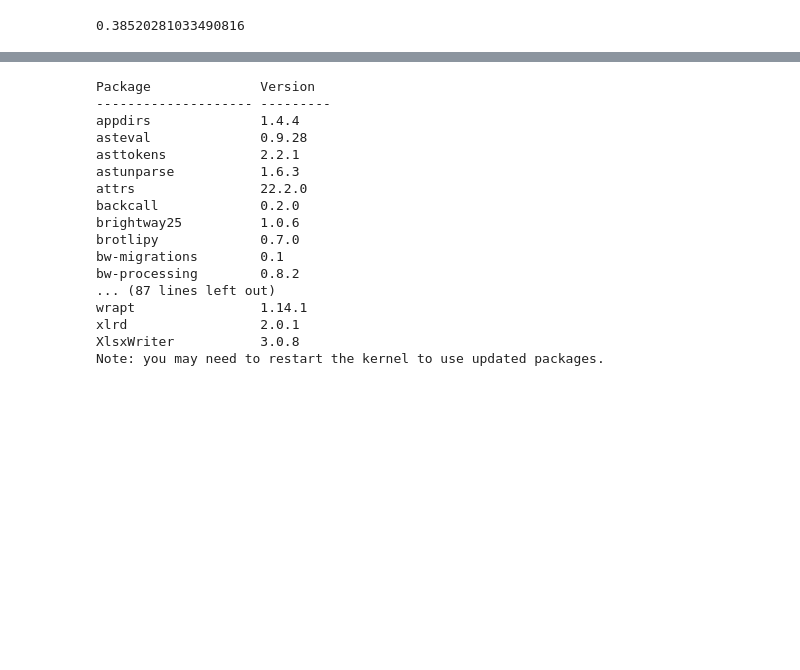
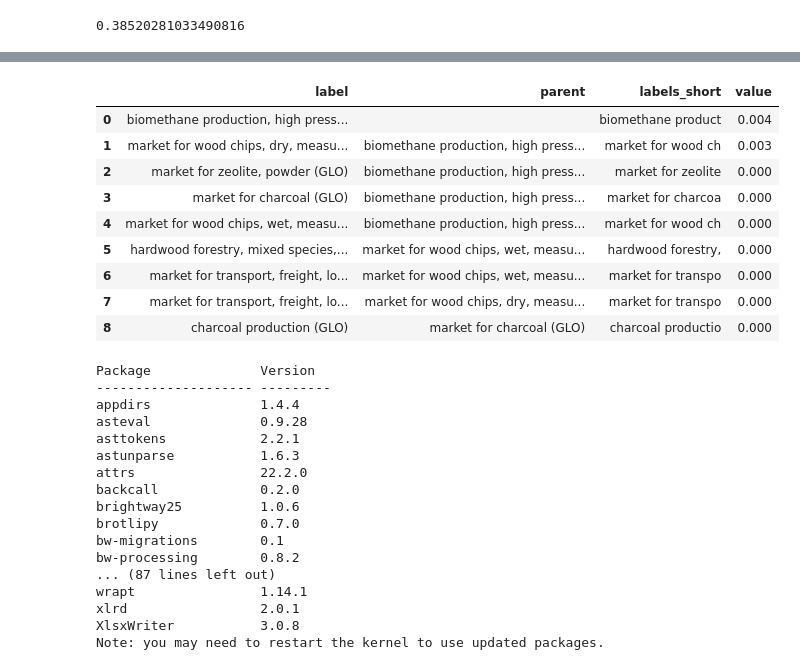
Before and after one commit to RomainBes/DataVizChallenge, a Jupyter notebook: sandbox_oh.ipynb, the cells around one changed output, grey strips where cells are left out. Cells and saved outputs as stored; diff of their text form; code cells hidden in the pictures; blank space fills up the shorter version.

```diff
--- a/sandbox_oh.ipynb
+++ b/sandbox_oh.ipynb
@@ -395,3 +406,44 @@ fig.show()
+# %%
+ids = [edge["from"] for edge in trav['edges']]
+labels = [activities[id]['name']+' ('+activities[id]['location']+')' for id in ids]
+labels_short = [label[:18] for label in labels]
+parent_ids = [edge["to"] for edge in trav['edges']][1:]
+parents = [""] + [activities[id]['name']+' ('+activities[id]['location']+')' for id in parent_ids]
+
+data = dict(label = labels,
+            #location = [act['location'] for act in activities],
+            parent = parents,
+            labels_short = labels_short,
+            value = [-math.ceil(edge["impact_neg"]*1000)/1000 for edge in trav['edges']],
+            #value_pct = value_pct
+        )
+fig =go.Figure(go.Sunburst(
+            #data,
+            ids=data['label'],
+            labels=data['labels_short'],
+            parents=data['parent'],
+            values=data['value'],
+            branchvalues="total",
+            #color='labels_short',
+            #color_continuous_scale='algae',
+            hovertext= data['label'],
+            #valueformat = '.0f',
+        )
+)
+df = pd.DataFrame.from_dict(data)
+display(df)
+fig.show()
+# %% [output]
+|  | label | parent | labels_short | value |
+| 0 | biomethane production, high press... |  | biomethane product | 0.004 |
+| 1 | market for wood chips, dry, measu... | biomethane production, high press... | market for wood ch | 0.003 |
+| 2 | market for zeolite, powder (GLO) | biomethane production, high press... | market for zeolite | 0.000 |
+| 3 | market for charcoal (GLO) | biomethane production, high press... | market for charcoa | 0.000 |
+| 4 | market for wood chips, wet, measu... | biomethane production, high press... | market for wood ch | 0.000 |
+| 5 | hardwood forestry, mixed species,... | market for wood chips, wet, measu... | hardwood forestry, | 0.000 |
+| 6 | market for transport, freight, lo... | market for wood chips, wet, measu... | market for transpo | 0.000 |
+| 7 | market for transport, freight, lo... | market for wood chips, dry, measu... | market for transpo | 0.000 |
+| 8 | charcoal production (GLO) | market for charcoal (GLO) | charcoal productio | 0.000 |
 # %%
 %pip list
 # %% [output]
```
Also changed, not shown: parts of 4 cells of this notebook.
